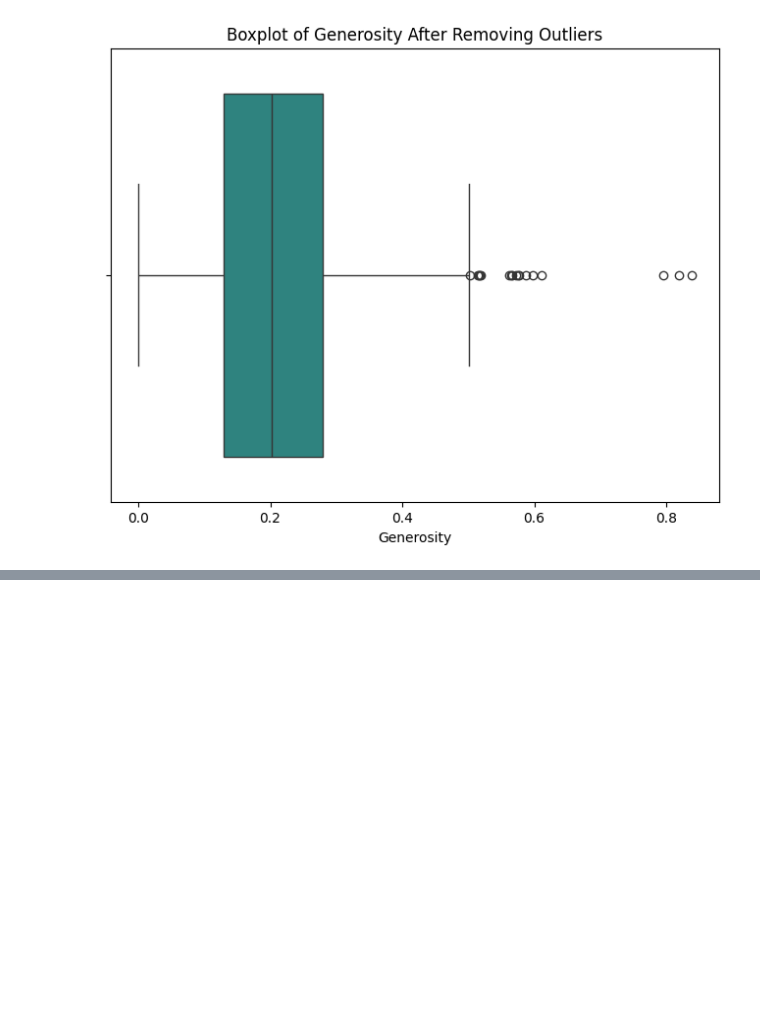
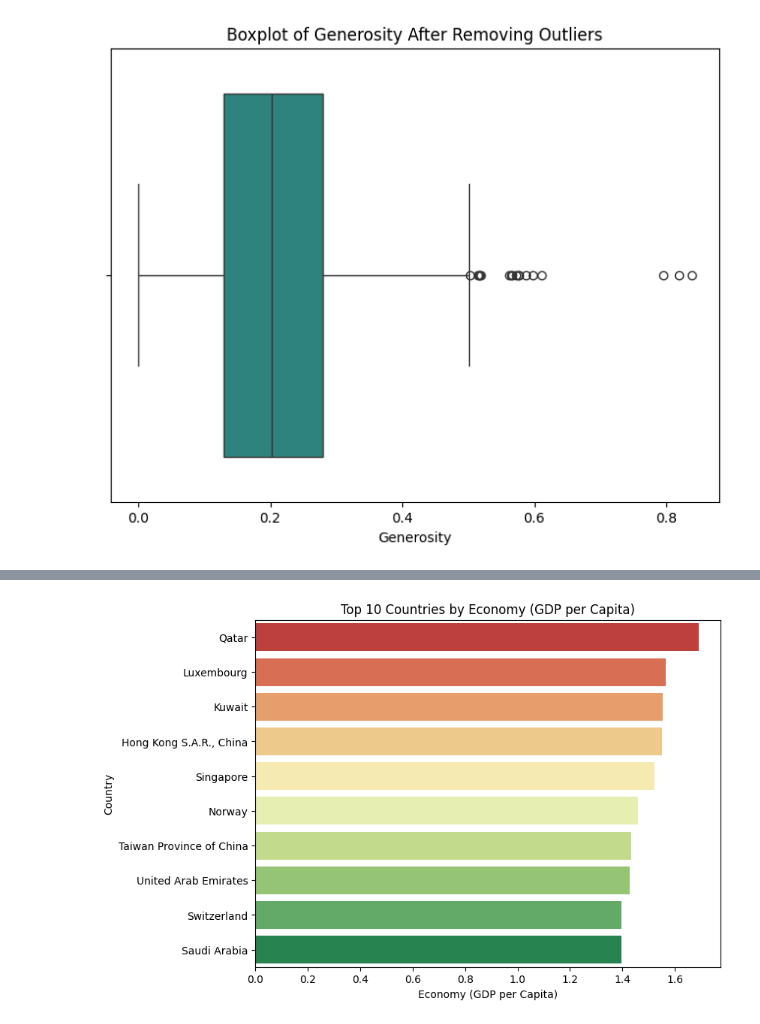
Before and after one commit to SurekhaBerlin/WorldHappinessReport, a Jupyter notebook: world_happiness_report.ipynb, the cells around one changed output, grey strips where cells are left out. Drawn from its saved outputs; the diff is of its cells as text; code cells hidden in the pictures; blank space fills up the shorter version.

```diff
--- a/world_happiness_report.ipynb
+++ b/world_happiness_report.ipynb
@@ -329,0 +424,20 @@ for column in numeric_df.columns:
+# %%
+# Plot for Economy (GDP per Capita)
+plt.figure(figsize=(8, 6))
+
+# Drop duplicates to get unique countries
+df_unique_countries = df.drop_duplicates(subset='Country')
+
+# Get the top 10 unique countries based on 'Economy (GDP per Capita)'
+top_10_gdp_unique = df_unique_countries.nlargest(10, 'Economy (GDP per Capita)')
+
+# Plot the barplot
+sns.barplot(x='Economy (GDP per Capita)', y='Country', data=top_10_gdp_unique, palette="RdYlGn")
+
+# Title of the plot
+plt.title('Top 10 Countries by Economy (GDP per Capita)')
+
+# Show the plot
+plt.show()
+# %% [output]
+[figure, added]
```
Also changed, not shown: parts of 19 cells of this notebook.
